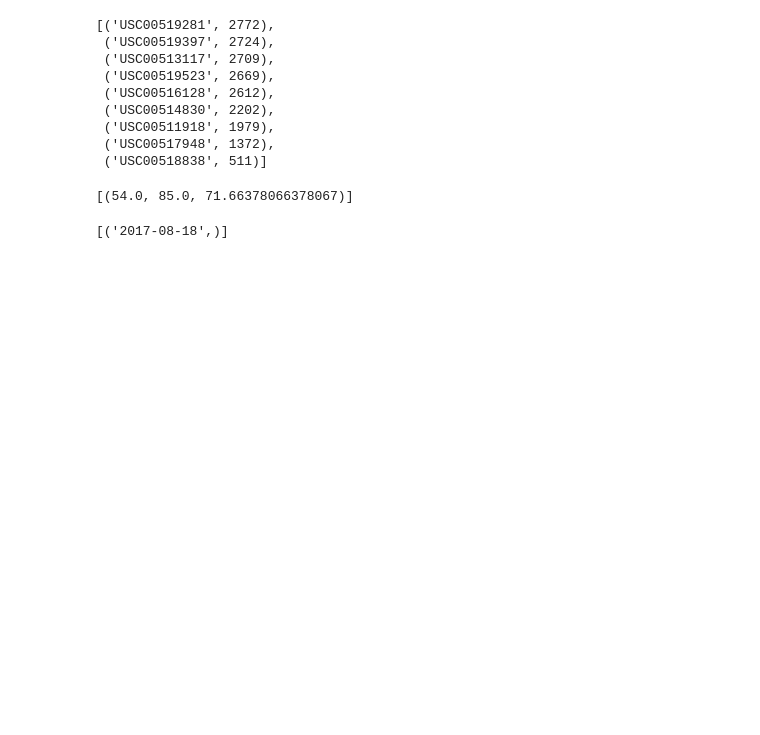
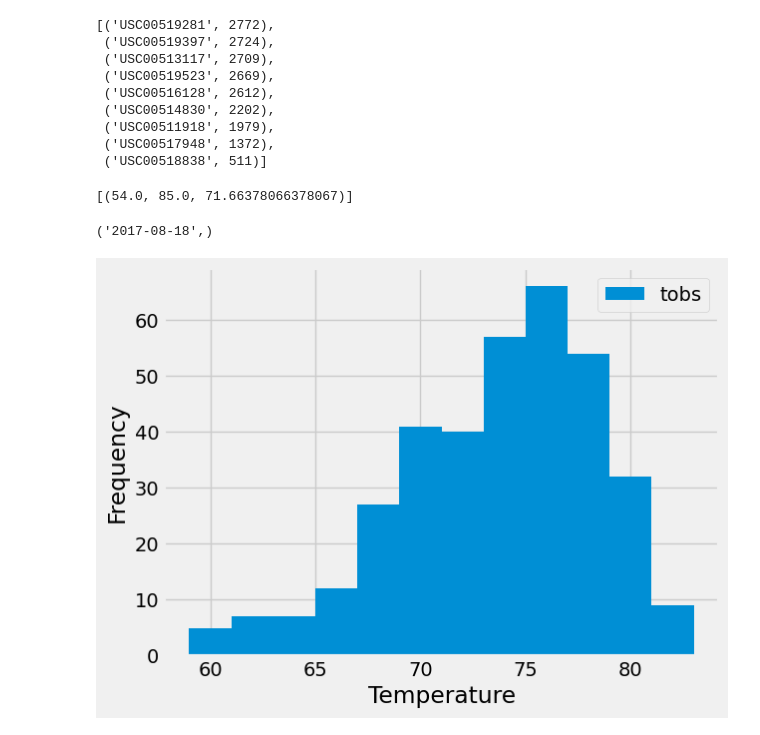
Before and after one commit to DominicT1995/SQLAlchemy-Challenge, a Jupyter notebook: SurfsUp/climate_analysis.ipynb, the cells around one changed output. Saved outputs shown, nothing was run; the diff lists cells and outputs as text; code cells hidden in the pictures; blank space fills up the shorter version.

```diff
--- a/SurfsUp/climate_analysis.ipynb
+++ b/SurfsUp/climate_analysis.ipynb
@@ -145,13 +109,14 @@ station_count
  ('USC00518838', 511)]
 # %%
 # Using the most active station id from the previous query, calculate the lowest, highest, and average temperature.
+active_station = station_count[0][0]
+
 session.query(func.min(measure.tobs), func.max(measure.tobs), func.avg(measure.tobs)).\
-filter(measure.station == station_count[0][0]).all()
+filter(measure.station == active_station).all()
 # %% [output]
 [(54.0, 85.0, 71.66378066378067)]
 # %%
-active_recent_date = session.query(func.max(measure.date)).filter(measure.station == station_count[0][0]).all()
-
-active_recent_date
+# Find the most recent date in the data set for the most active station.
+session.query(func.max(measure.date)).filter(measure.station == active_station).all()[0]
 # %% [output]
-[('2017-08-18',)]
+('2017-08-18',)
@@ -162,6 +123,24 @@ temp_data = session.query(measure.tobs).filter(measure.date >= temp_query_date).
 # %%
 # Using the most active station id
 # Query the last 12 months of temperature observation data for this station and plot the results as a histogram
+temp_query_date = dt.date(2017, 8, 18) - dt.timedelta(days=365)
+
+temp_data = session.query(measure.tobs).filter(measure.date >= temp_query_date).\
+filter(measure.station == active_station).all()
+
+# Create pandas dataframe from queried data
+temp_df = pd.DataFrame(temp_data)
+
+# Plot the dataframe as a histogram
+plt.hist(temp_df, bins=12)
+
+plt.xlabel("Temperature")
+plt.ylabel("Frequency")
+plt.legend(["tobs"])
+
+plt.show()
+# %% [output]
+[figure, added]
 # %%
 # Close Session
 session.close()
```
Also changed, not shown: parts of 5 cells of this notebook.
